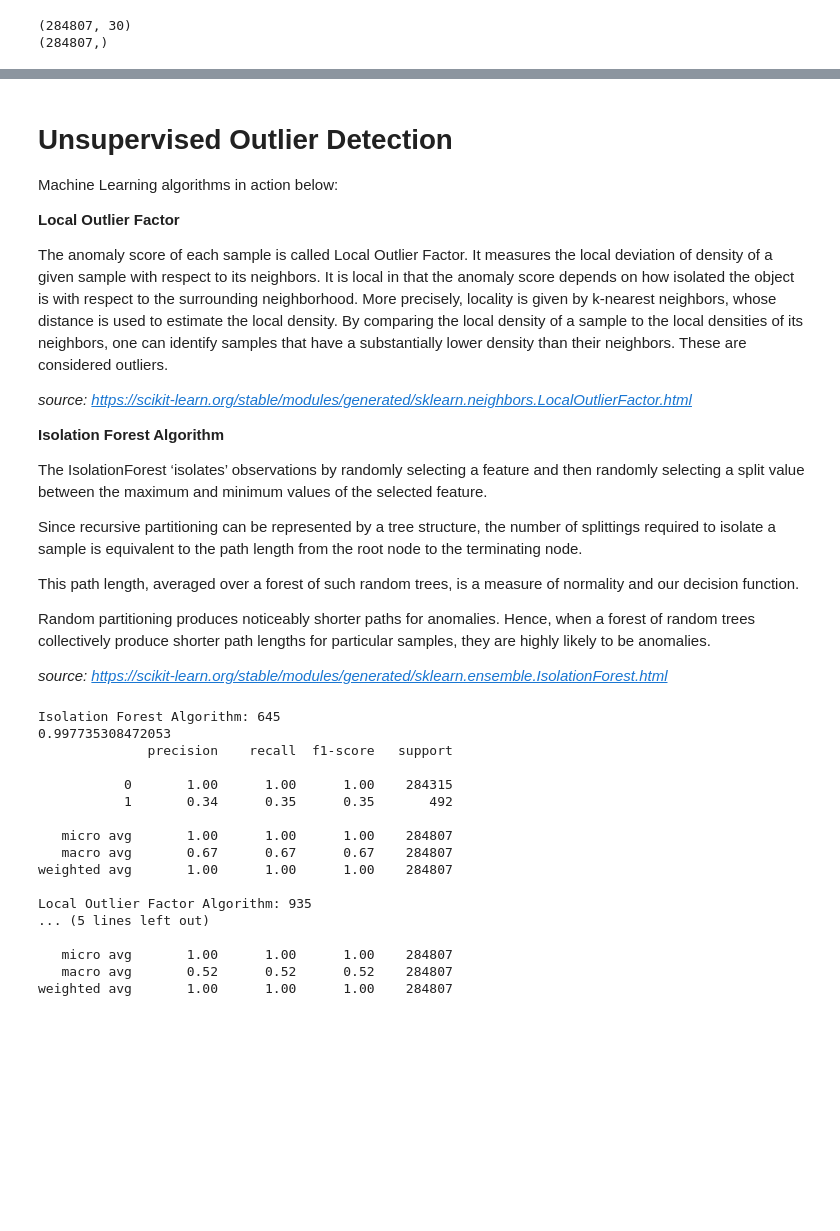
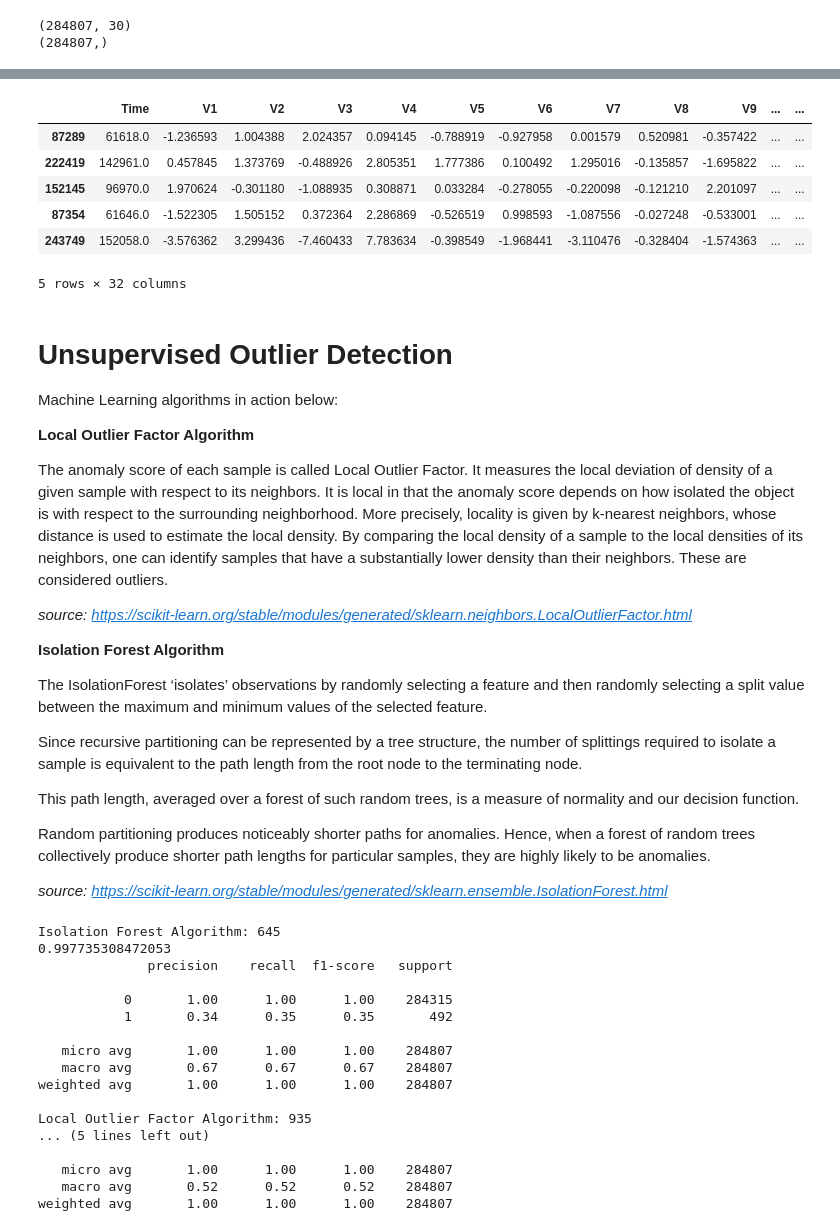
Before and after one commit to rickyjames1750/Credit-Card-Fraud-Detection, a Jupyter notebook: credit-card-fraud-detection.ipynb, the cells around one changed output, grey strips where cells are left out. Saved outputs shown, nothing was run; the diff lists cells and outputs as text; code cells hidden in the pictures; blank space fills up the shorter version.

```diff
--- a/credit-card-fraud-detection.ipynb
+++ b/credit-card-fraud-detection.ipynb
@@ -165,0 +175,5 @@ print(Y.shape)
+# %%
+#Normilization
+from sklearn.preprocessing import StandardScaler
+#scaler = StandardScaler
+data['normAmount'] = StandardScaler().fit_transform(data['Amount'].values.reshape(-1, 1))
@@ -166,8 +225,28 @@ print(Y.shape)
+# %%
+#Shuffling data
+data = data.sample(frac=1)
+#Fraud Quantity
+fraud_data = data.loc[data['Class'] == 1]
+valid_data = data.loc[data['Class'] == 0][:492]
+#Pandas Concat function used to rejoins classes
+normalized_data = pd.concat([fraud_data, valid_data])
+#Shuffling data rows
+latest_data = normalized_data.sample(frac=1, random_state=42)
+# %%
+latest_data.head()
+# %% [output]
+|  | Time | V1 | V2 | V3 | V4 | V5 | V6 | V7 | V8 | V9 | ... | ... |
+| 87289 | 61618.0 | -1.236593 | 1.004388 | 2.024357 | 0.094145 | -0.788919 | -0.927958 | 0.001579 | 0.520981 | -0.357422 | ... | ... |
+| 222419 | 142961.0 | 0.457845 | 1.373769 | -0.488926 | 2.805351 | 1.777386 | 0.100492 | 1.295016 | -0.135857 | -1.695822 | ... | ... |
+| 152145 | 96970.0 | 1.970624 | -0.301180 | -1.088935 | 0.308871 | 0.033284 | -0.278055 | -0.220098 | -0.121210 | 2.201097 | ... | ... |
+| 87354 | 61646.0 | -1.522305 | 1.505152 | 0.372364 | 2.286869 | -0.526519 | 0.998593 | -1.087556 | -0.027248 | -0.533001 | ... | ... |
+| 243749 | 152058.0 | -3.576362 | 3.299436 | -7.460433 | 7.783634 | -0.398549 | -1.968441 | -3.110476 | -0.328404 | -1.574363 | ... | ... |
+5 rows × 32 columns
 # %% [markdown]
 # Unsupervised Outlier Detection
 Machine Learning algorithms in action below:<br>
 
-__Local Outlier Factor__<br>
+__Local Outlier Factor Algorithm__<br>
 
 The anomaly score of each sample is called Local Outlier Factor. It measures the local deviation of density of a given sample with respect to its neighbors. It is local in that the anomaly score depends on how isolated the object is with respect to the surrounding neighborhood. More precisely, locality is given by k-nearest neighbors, whose distance is used to estimate the local density. By comparing the local density of a sample to the local densities of its neighbors, one can identify samples that have a substantially lower density than their neighbors. These are considered outliers.<br>
 
```
Also changed, not shown: parts of 7 cells of this notebook.
